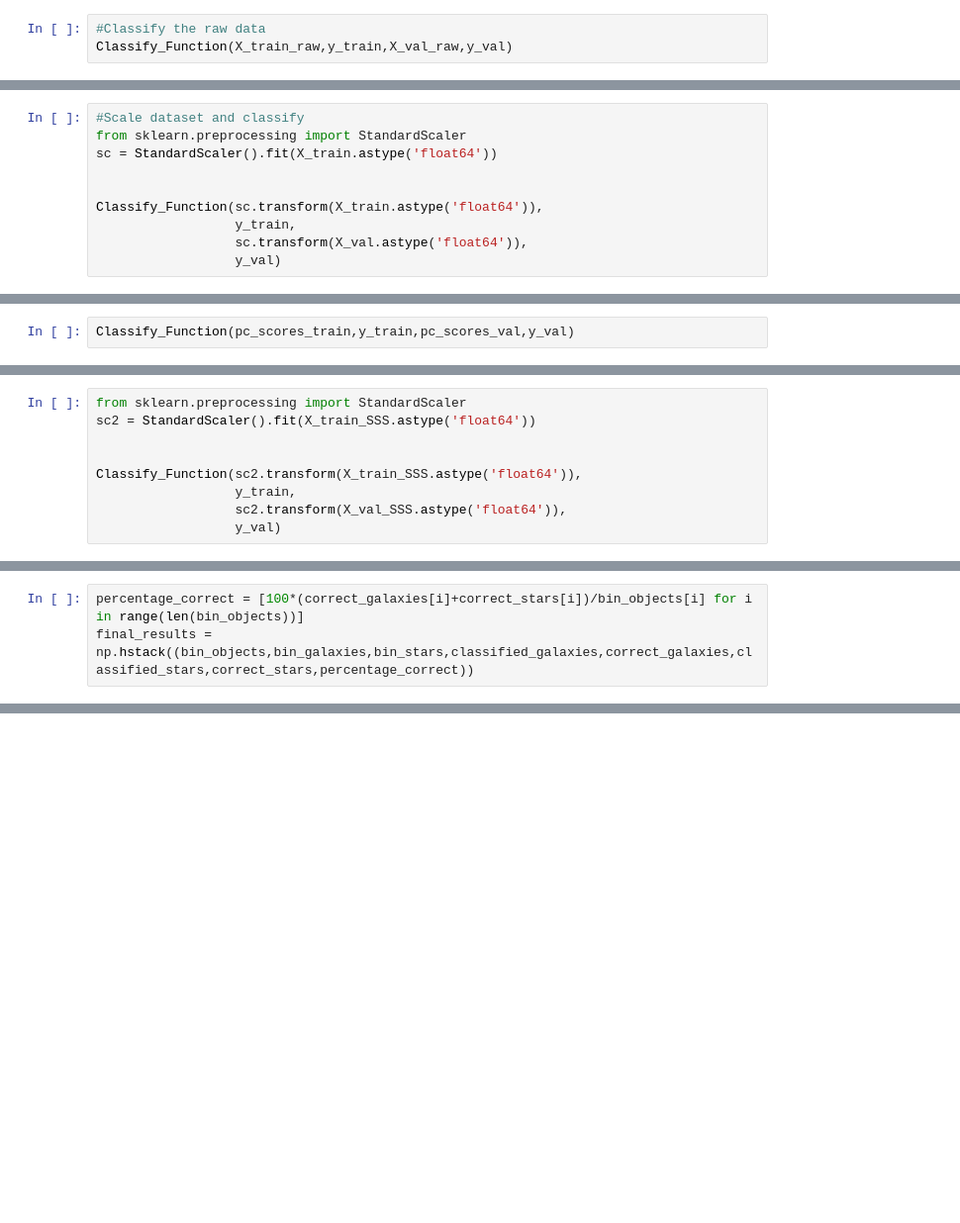
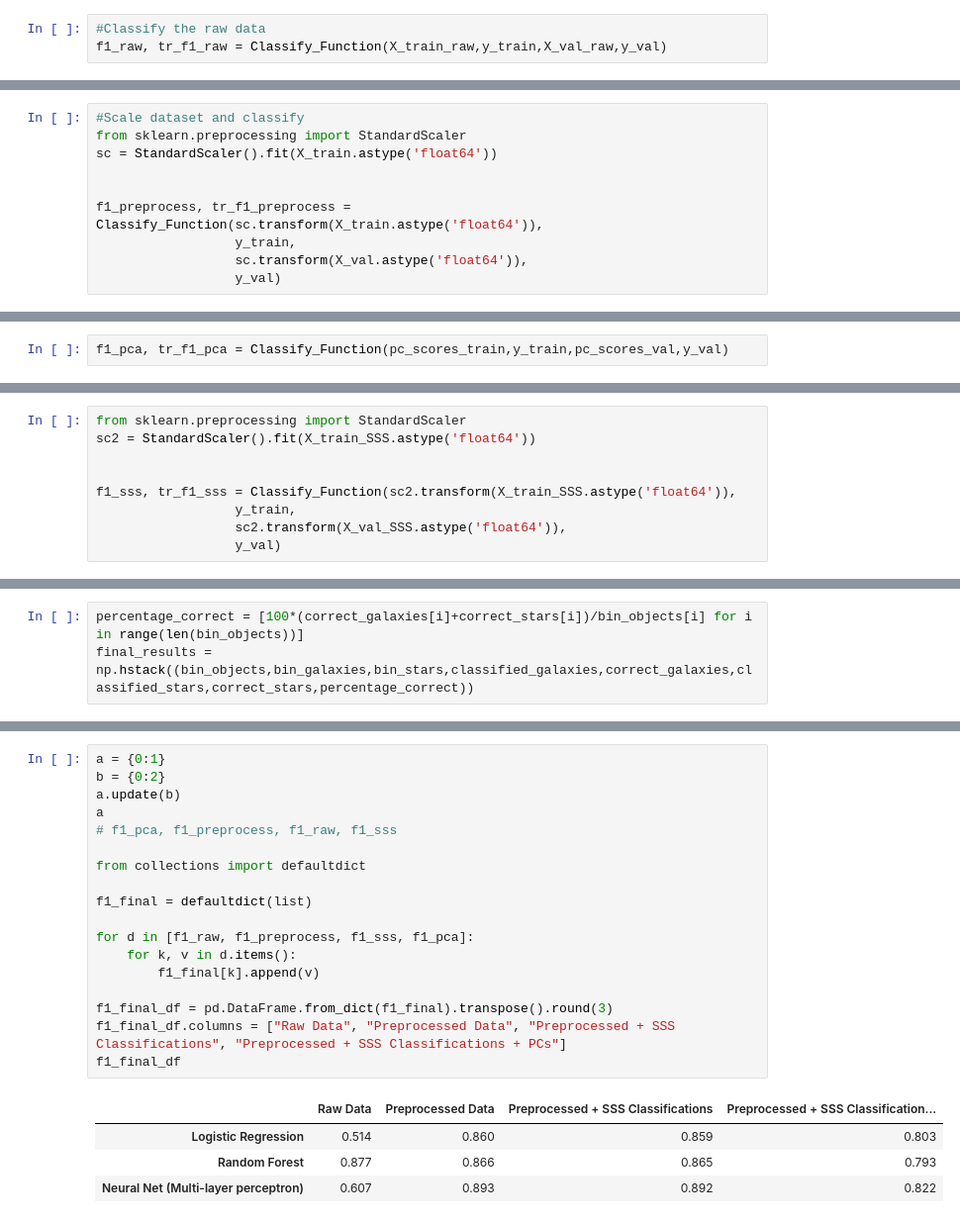
Before and after one commit to imran-marwat/sky-catalogue-classification-project, a Jupyter notebook: notebooks/Untitled2.ipynb, the cells around one changed output, grey strips where cells are left out. Shown: that part at 99% size. Saved outputs shown, nothing was run; the diff lists cells and outputs as text; blank space fills up the shorter version.

Commit message:
Add table generation for validation results

```diff
--- a/notebooks/Untitled2.ipynb
+++ b/notebooks/Untitled2.ipynb
@@ -146,3 +148,3 @@ def Classify_Function(x_train,y_train,x_val,y_val):
 # %%
 #Classify the raw data
-Classify_Function(X_train_raw,y_train,X_val_raw,y_val)
+f1_raw, tr_f1_raw = Classify_Function(X_train_raw,y_train,X_val_raw,y_val)
@@ -199,7 +217,7 @@ from sklearn.preprocessing import StandardScaler
 sc = StandardScaler().fit(X_train.astype('float64'))
 
 
-Classify_Function(sc.transform(X_train.astype('float64')),
+f1_preprocess, tr_f1_preprocess = Classify_Function(sc.transform(X_train.astype('float64')),
                   y_train,
                   sc.transform(X_val.astype('float64')),
                   y_val)
@@ -267,5 +287,5 @@ plt.show()
 # %%
-Classify_Function(pc_scores_train,y_train,pc_scores_val,y_val)
+f1_pca, tr_f1_pca = Classify_Function(pc_scores_train,y_train,pc_scores_val,y_val)
 # %% [output]
 Classification performance on validation set:
 Logistic Regression, training accuracy: 0.814, training f1: 0.800
@@ -321,7 +373,7 @@ from sklearn.preprocessing import StandardScaler
 sc2 = StandardScaler().fit(X_train_SSS.astype('float64'))
 
 
-Classify_Function(sc2.transform(X_train_SSS.astype('float64')),
+f1_sss, tr_f1_sss = Classify_Function(sc2.transform(X_train_SSS.astype('float64')),
                   y_train,
                   sc2.transform(X_val_SSS.astype('float64')),
                   y_val)
@@ -564,0 +602,23 @@ array([[ 37.        ,  13.        ,  24.        ,  14.        ,
+# %%
+a = {0:1}
+b = {0:2}
+a.update(b)
+a
+# f1_pca, f1_preprocess, f1_raw, f1_sss
+
+from collections import defaultdict
+
+f1_final = defaultdict(list)
+
+for d in [f1_raw, f1_preprocess, f1_sss, f1_pca]:
+    for k, v in d.items():
+        f1_final[k].append(v)
+
+f1_final_df = pd.DataFrame.from_dict(f1_final).transpose().round(3)
+f1_final_df.columns = ["Raw Data", "Preprocessed Data", "Preprocessed + SSS Classifications", "Preprocessed + SSS Classifications + PCs"]
+f1_final_df
+# %% [output]
+|  | Raw Data | Preprocessed Data | Preprocessed + SSS Classifications | Preprocessed + SSS Classification... |
+| Logistic Regression | 0.514 | 0.860 | 0.859 | 0.803 |
+| Random Forest | 0.877 | 0.866 | 0.865 | 0.793 |
+| Neural Net (Multi-layer perceptron) | 0.607 | 0.893 | 0.892 | 0.822 |
```
Also changed, not shown: parts of 13 cells of this notebook.
